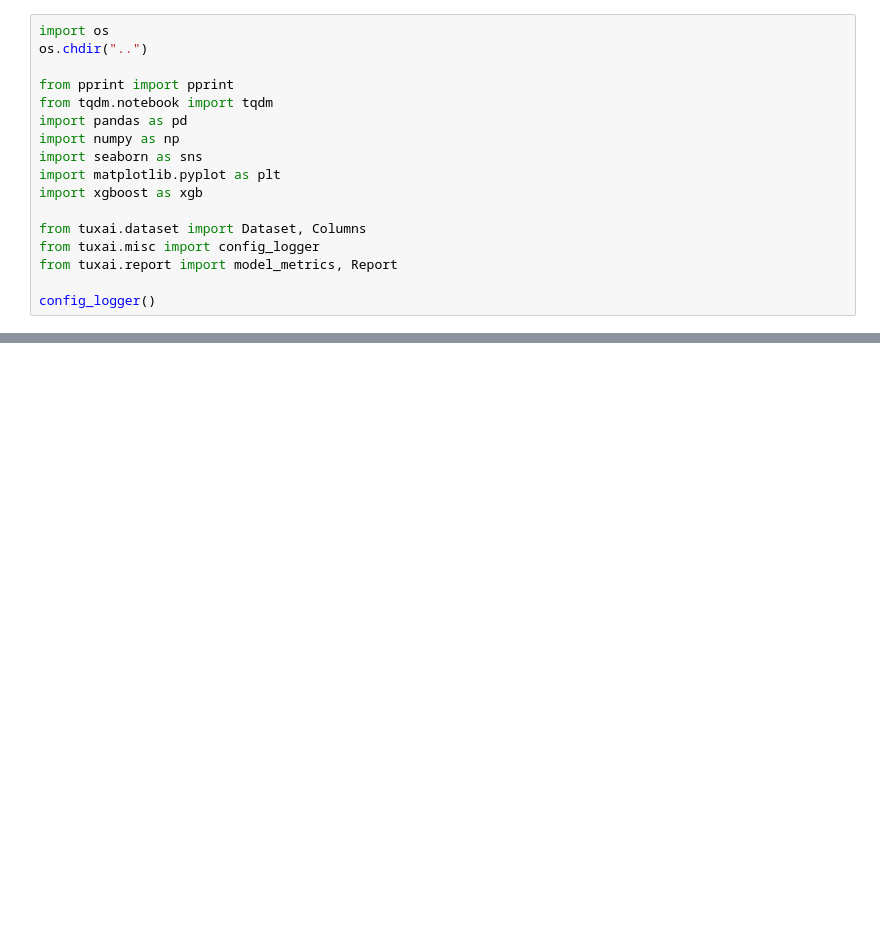
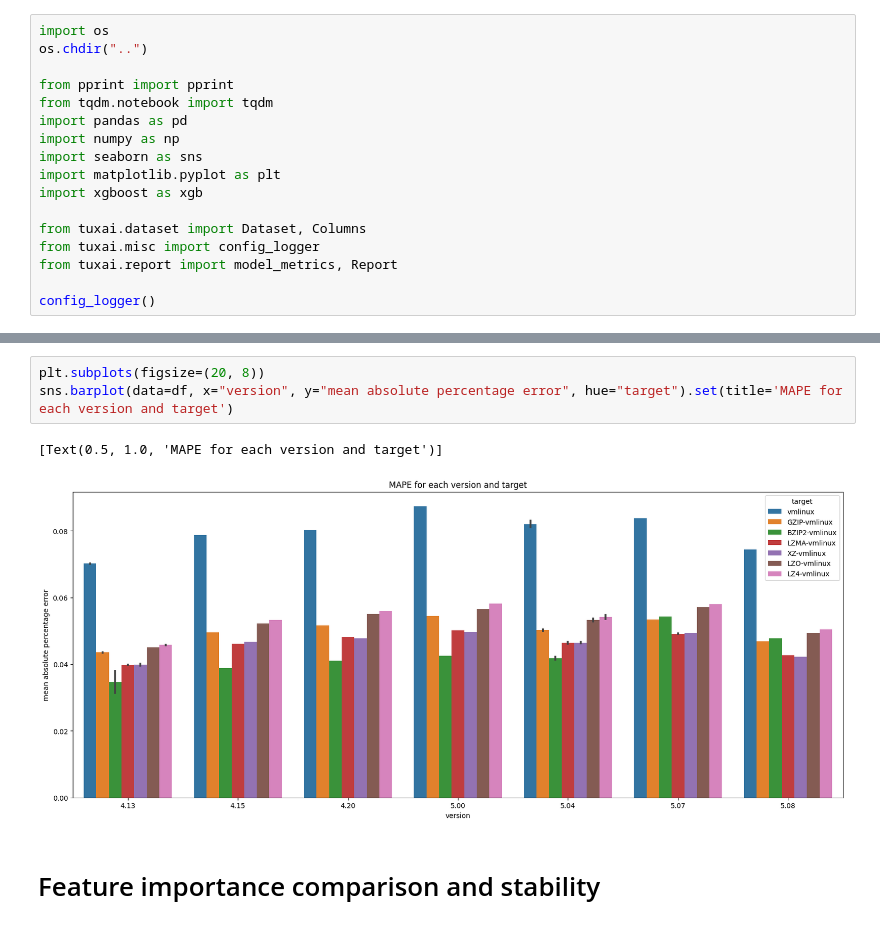
Before and after one commit to TuxML/tuxai, a Jupyter notebook: notebooks/2022_12_13.ipynb, the cells around one changed output, grey strips where cells are left out. Drawn from its saved outputs; the diff is of its cells as text; blank space fills up the shorter version.

Commit message:
Display MAPE for each version/target/collinearity option

```diff
--- a/notebooks/2022_12_13.ipynb
+++ b/notebooks/2022_12_13.ipynb
@@ -40,0 +60,8 @@ df
+# %%
+plt.subplots(figsize=(20, 8))
+sns.barplot(data=df, x="version", y="mean absolute percentage error", hue="target").set(title='MAPE for each version and target')
+# %% [output]
+[Text(0.5, 1.0, 'MAPE for each version and target')]
+[figure, added]
+# %% [markdown]
+# Feature importance comparison and stability
```
Also changed, not shown: parts of 3 cells of this notebook, 1 other file.
